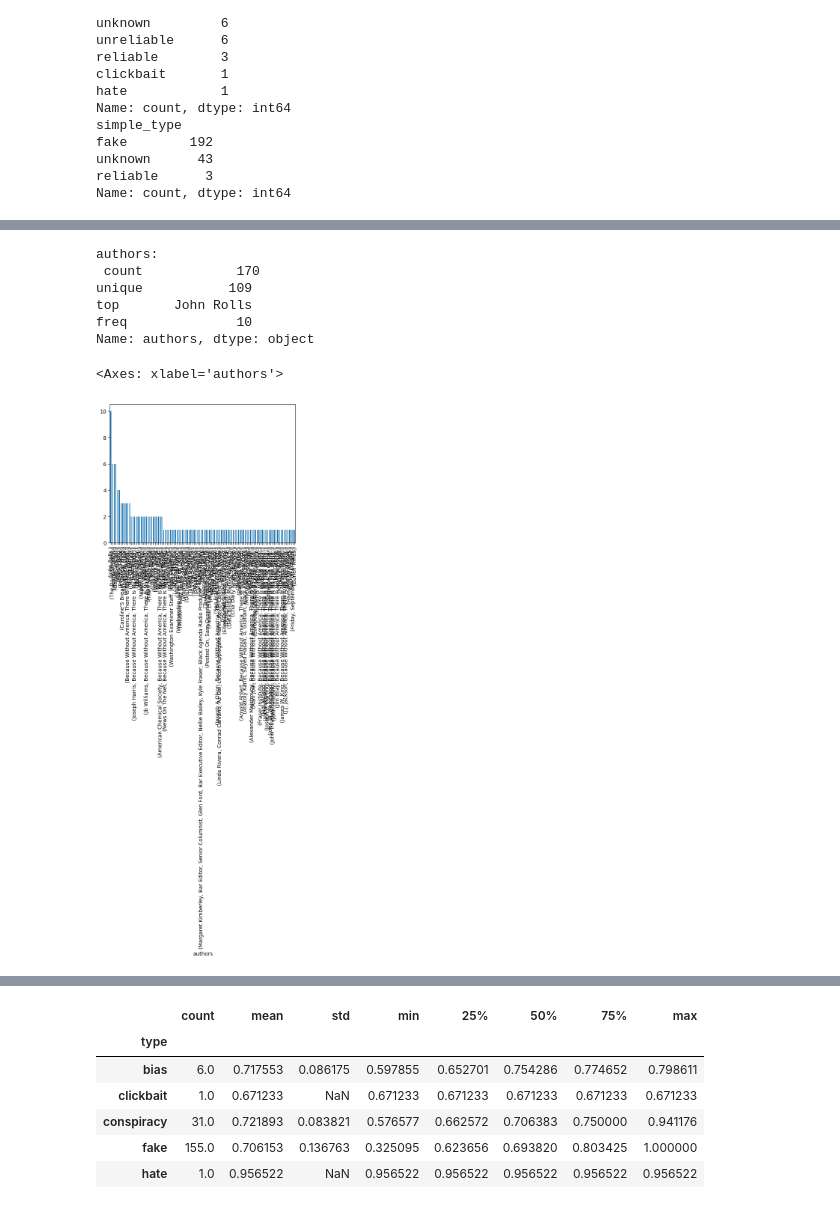
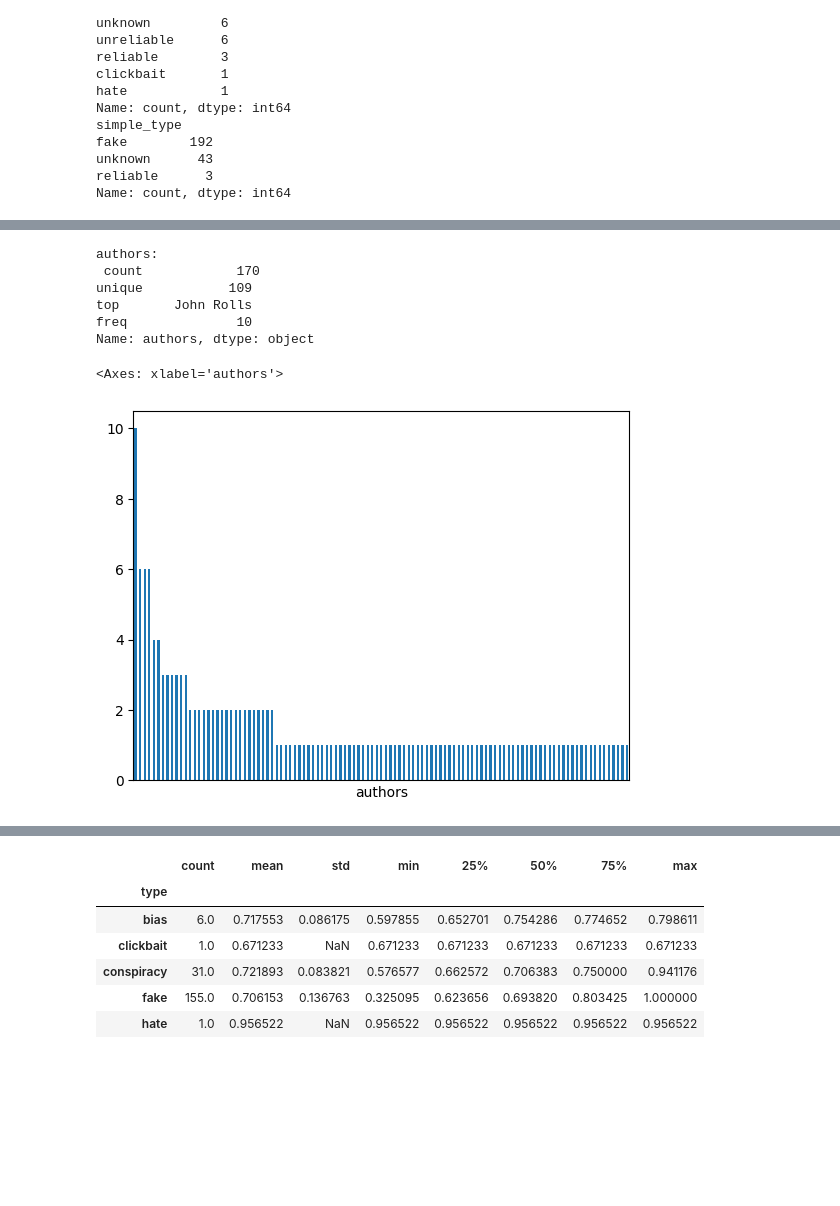
Before and after one commit to emiloerum/GDS_Project, a Jupyter notebook: projecttask1.ipynb, the cells around one changed output, grey strips where cells are left out. Saved outputs shown, nothing was run; the diff lists cells and outputs as text; code cells hidden in the pictures; blank space fills up the shorter version.

```diff
--- a/projecttask1.ipynb
+++ b/projecttask1.ipynb
@@ -307,15 +309,15 @@ Name: domain, dtype: object
 # %%
 print("authors:\n", news_data['authors'].describe())
-news_data['authors'].to_frame().value_counts().plot(kind='bar')
+news_data['authors'].to_frame().value_counts().plot(kind='bar',xticks=[])
 #ser lidt bedre ud her
 # %% [output]
 authors:
  count            170
 unique           109
 top       John Rolls
 freq              10
 Name: authors, dtype: object
 <Axes: xlabel='authors'>
-[figure, old version]
+[figure, new version]
 # %%
 #Længde på ord, middelværdi og spredning
```
Also changed, not shown: parts of 18 cells of this notebook, 4 other files.
